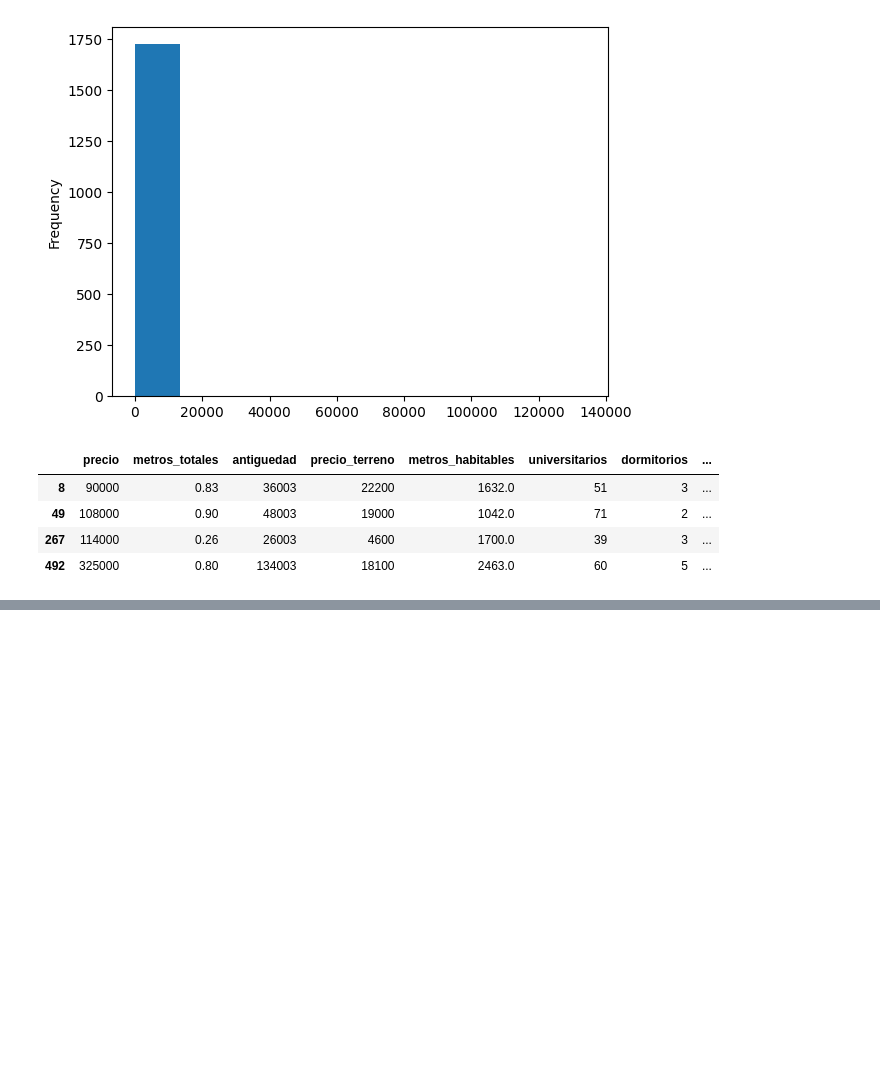
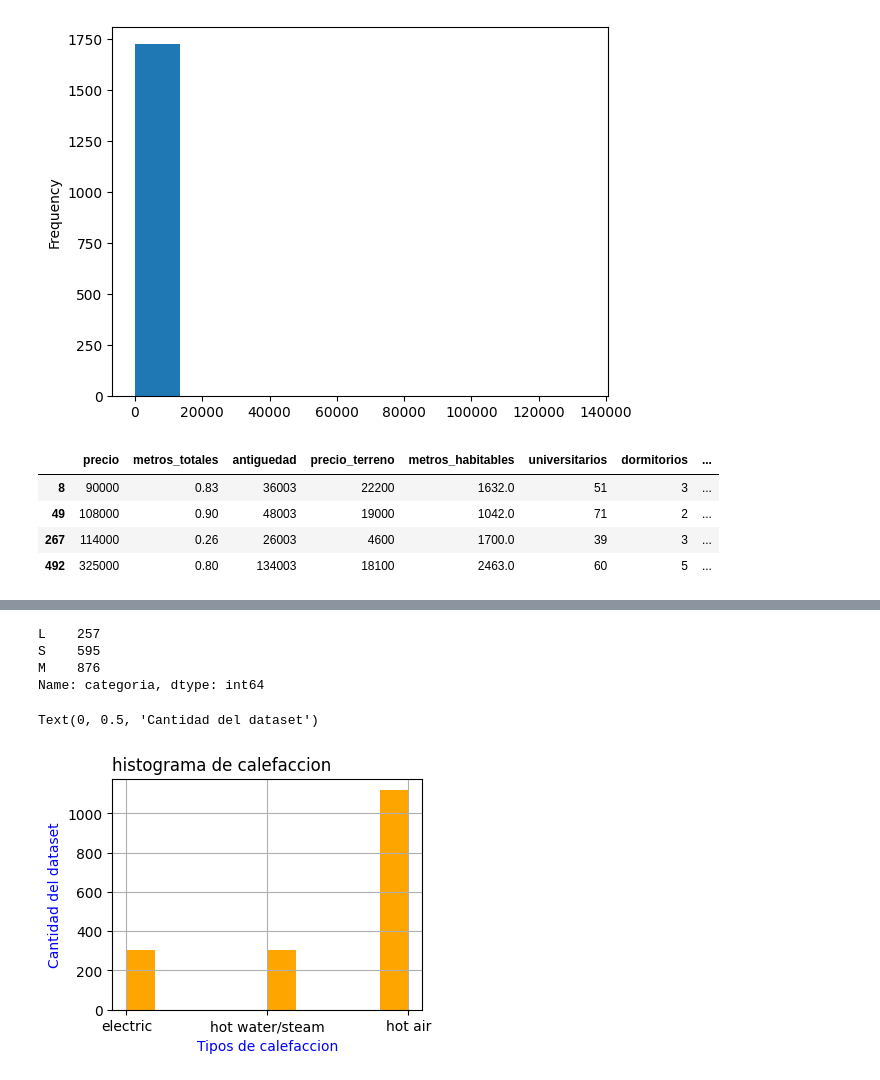
Before and after one commit to juandi247/Inteligencia_Artificial, a Jupyter notebook: Preprocesamiento_de_Datos.ipynb, the cells around one changed output, grey strips where cells are left out. Saved outputs shown, nothing was run; the diff lists cells and outputs as text; code cells hidden in the pictures; blank space fills up the shorter version.

```diff
--- a/Preprocesamiento_de_Datos.ipynb
+++ b/Preprocesamiento_de_Datos.ipynb
@@ -202,0 +207,8 @@ dfc.metros_habitables.fillna(media,inplace=True)
+# %%
+dfc.MetroPorSalon.replace(",",".",inplace=True,regex=True)   #regex para que pueda buscar la coma en todo el string, sino solo buscaria un campo solo con una coma y no cambiaria nada
+dfc.MetroPorSalon=dfc.MetroPorSalon.astype("float")
+# %%
+dfc.chimenea=dfc.chimenea.apply(np.ceil)
+dfc.baños=dfc.baños.apply(np.ceil)   #np ceil sirve para redondear la parte de baños porque no pueden ser 2.5 baños y redondea hacia arriba, hacia abajo seria np.floor
+dfc.chimenea=dfc.chimenea.astype(int)
+dfc.baños=dfc.baños.astype(int)
@@ -202,0 +234,3 @@ dfc.metros_habitables.fillna(media,inplace=True)
+# %%
+dfc.calefaccion=dfc.calefaccion.str.lower()  #pasamos a minusculas a todo y ahi ya se une ambas hot air y Hot air
+dfc.calefaccion.hist()    # se ve que se repite hot air porque uno esta en mayuscula, tonces toca unirlos para que slaga solo 1
@@ -202,0 +283,21 @@ dfc.metros_habitables.fillna(media,inplace=True)
+# %%
+dic={"Lx": "L",
+     "Sx":"S",
+     "Mx":"M"}
+dfc.categoria.replace(dic,inplace=True)
+pd.value_counts(dfc.categoria,sort=True,ascending=True)
+# %% [output]
+L    257
+S    595
+M    876
+Name: categoria, dtype: int64
+# %%
+fig, ax= plt.subplots(figsize=(4,3))
+ax.hist(x=dfc.calefaccion,color="orange")
+plt.title("histograma de calefaccion", loc="left")
+ax.grid()
+plt.xlabel("Tipos de calefaccion",color="blue")
+plt.ylabel("Cantidad del dataset",color="blue")
+# %% [output]
+Text(0, 0.5, 'Cantidad del dataset')
+[figure, added]
```
Also changed, not shown: parts of 18 cells of this notebook.
